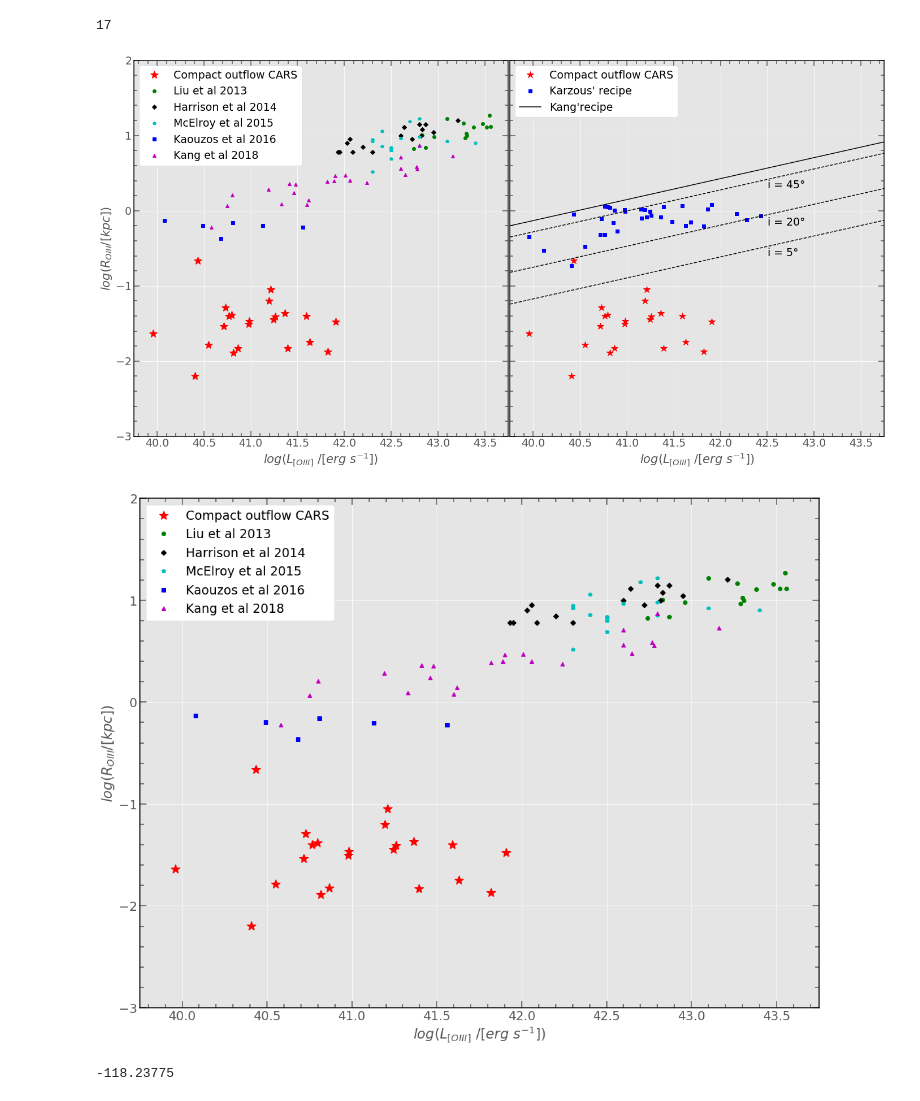
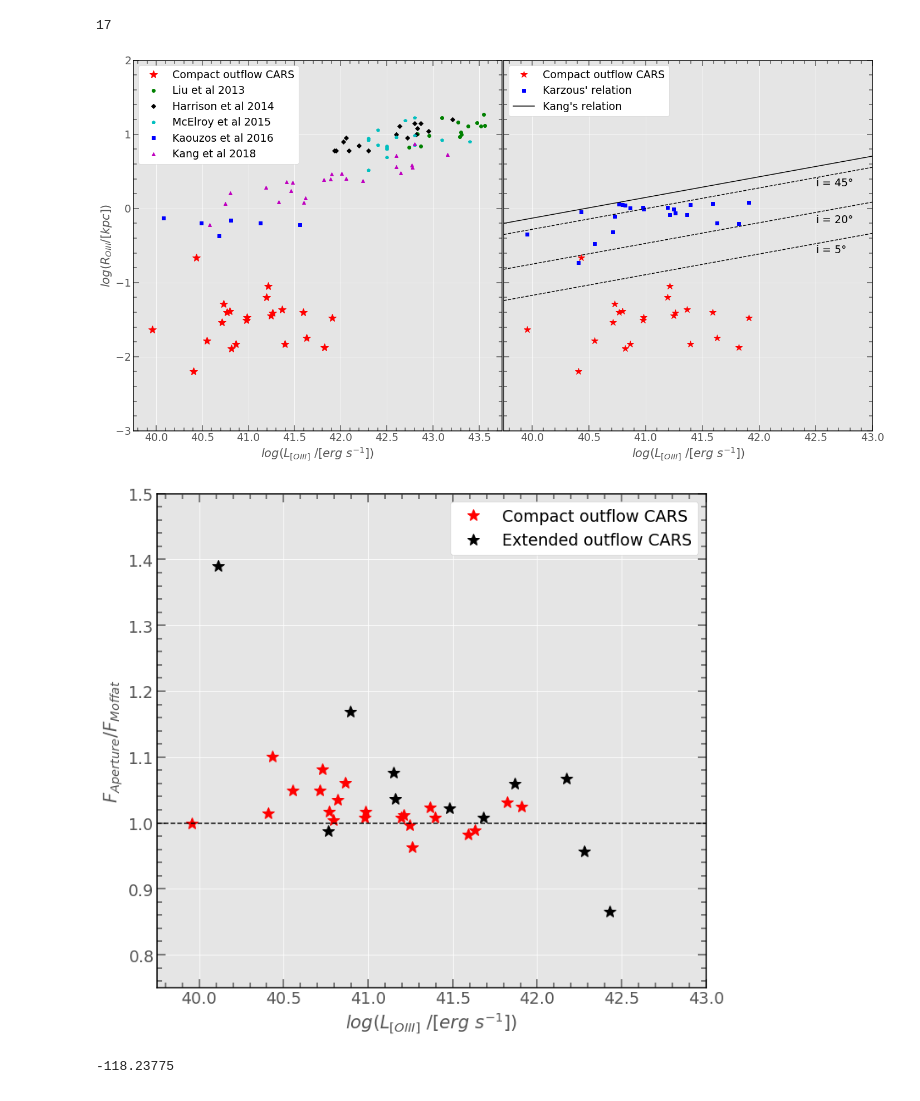
Before and after one commit to astrmainak/mainaksingha1, a Jupyter notebook: Result Plots Paper 1.ipynb, the cells around one changed output. Drawn from its saved outputs; the diff is of its cells as text; code cells hidden in the pictures.

```diff
--- a/Result Plots Paper 1.ipynb
+++ b/Result Plots Paper 1.ipynb
@@ -199,6 +199,24 @@ extended_log_Hb_CARS = extended_sources['log_Hb_lum']
 hdu.close()
 print(compact_offset_wing_mainak_err)
 compact_offset_wing_mainak
+
+hdu = fits.open('/home/rickeythecat/Downloads/Outflow_paper1/MUSE/Big Tables/3 arcsec psf [OIII] br flux density.fits')
+data = hdu[1].data
+compactness = data['compact']
+print (compactness)
+compact_sources = data[compactness==1]
+extended_sources = data[compactness==0]
+
+compact_wing_flux_data = compact_sources['flux_wing_data']
+extended_wing_flux_data = extended_sources['flux_wing_data']
+
+compact_wing_flux_model = compact_sources['flux_wing_model']
+extended_wing_flux_model = extended_sources['flux_wing_model']
+
+compact_flux_wing_ratio = compact_wing_flux_data/compact_wing_flux_model
+extended_flux_wing_ratio = extended_wing_flux_data/extended_wing_flux_model
+
+hdu.close()
 # %% [output]
 [0. 1. 1. 0. 1. 0. 0. 1. 1. 0. 1. 1. 0. 0. 1. 0. 1. 1. 1. 1. 0. 1. 1. 1.
  1. 0. 1. 0. 1. 1. 1. 1. 1. 0.]
@@ -297,8 +312,8 @@ ax1.set_xlim(39.75,43.75)
 ax2.plot(compact_log_L_OIII_CARS,d,'r*',ms=12,label='Compact outflow CARS')
 #ax1.plot(log_L_OIII_liu,l,'go',label='Liu et al 2013')
 #ax1.plot(log_L_OIII_harrison,j,'kD',label='Harrison et al 2014')
-ax2.plot(log_L_OIII_CARS,f,'bs',label="Karzous' recipe")
-ax2.plot(log_L_OIII,b,'k-',label="Kang'recipe")
+ax2.plot(compact_log_L_OIII_CARS,f,'bs',label="Karzous' relation")
+ax2.plot(log_L_OIII,b,'k-',label="Kang's relation")
 ax2.plot(log_L_OIII,b1,'k--')#,label='Kang et al 2018 5 degree inclination')
 ax2.plot(log_L_OIII,b2,'k--')#,label='Kang et al 2018 30 degree inclination')
 ax2.plot(log_L_OIII,b3,'k--')#,label='Kang et al 2018 45 degree inclination')
@@ -312,49 +327,36 @@ ax2.tick_params(axis='both',which='minor',direction='in',width=1.5,bottom=True,l
 ax2.minorticks_on()
 ax2.legend(facecolor='white', framealpha=1, fontsize=19, loc='upper left')
 ax2.set_ylim(-3,2)
-ax2.set_xlim(39.75,43.75)
+ax2.set_xlim(39.75,43.0)
 
 fig.savefig('/home/rickeythecat/Downloads/Outflow_paper1/outflow_size.png',overwrite=True)
 # %% [output]
-[figure, old version]
+[figure, new version]
 # %%
 plt.rcParams['axes.linewidth'] = 1.5
 plt.rcParams['axes.edgecolor'] = 'k'
-fig = plt.figure(figsize=(16,12))
+fig = plt.figure(figsize=(10,9))
 
 ax1 = fig.add_axes([0.06, 0.07, 0.9, 0.9]) # main axes
 
-
-ax1.plot(compact_log_L_OIII_CARS,d,'r*',ms=15,label='Compact outflow CARS')
-ax1.plot(log_L_OIII_liu,l,'go',label='Liu et al 2013')
-ax1.plot(log_L_OIII_harrison,j,'kD',label='Harrison et al 2014')
-ax1.plot(log_L_OIII_mcelroy_raw,r,'cp',label='McElroy et al 2015')
-ax1.plot(log_L_OIII_karouzos_raw,p,'bs',label='Kaouzos et al 2016')
-ax1.plot(log_L_OIII_kang_raw,n,'m^',label='Kang et al 2018')
-
-#ax1.plot(log_L_OIII,b,'k-',label='Kang et al 2018')
-#ax1.plot(log_L_OIII,b1,'k--')#,label='Kang et al 2018 5 degree inclination')
-#ax1.plot(log_L_OIII,b2,'k--')#,label='Kang et al 2018 30 degree inclination')
-#ax1.plot(log_L_OIII,b3,'k--')#,label='Kang et al 2018 45 degree inclination')
-#ax1.annotate(r'i = $45\degree$',xy=(42.5,0.26),xytext=(42.5,0.3),fontsize=19)
-#ax1.annotate(r'i = $20\degree$',xy=(42.5,-0.26),xytext=(42.5,-0.2),fontsize=19)
-#ax1.annotate(r'i = $5\degree$',xy=(42.5,-0.66),xytext=(42.5,-0.6),fontsize=19)
-
-ax1.set_xlabel('$log(L_{[OIII]}\  /[erg\ s^{-1}]$)',fontsize=21)
-ax1.set_ylabel(r'$log(R_{OIII}/[kpc])$', fontsize=21)
+ax1.plot(compact_log_L_OIII_CARS,compact_flux_wing_ratio,'r*',ms=15,label='Compact outflow CARS')
+ax1.plot(extended_log_L_OIII_CARS,extended_flux_wing_ratio,'k*',ms=15,label='Extended outflow CARS')
+ax1.axhline(y=1.0,color='k',linestyle='--')
+ax1.set_xlabel(r'$log(L_{[OIII]}\  /[erg\ s^{-1}]$)',fontsize=21)
+ax1.set_ylabel(r'$F_{Aperture}$/$F_{Moffat}$', fontsize=21)
 
 ax1.tick_params(axis='both',which='both',direction='in',width=1.5,labelsize=19)
 ax1.tick_params(axis='both',which='major',direction='in',width=1.5,bottom=True,left=True,right=True,top=True,length=10)
 ax1.tick_params(axis='both',which='minor',direction='in',width=1.5,bottom=True,left=True,right=True,top=True,length=6)
 ax1.minorticks_on()
-ax1.legend(facecolor='white', framealpha=1, fontsize=19, loc='upper left')
+ax1.legend(facecolor='white', framealpha=1, fontsize=19, loc='upper right')
 
-ax1.set_ylim(-3,2)
-ax1.set_xlim(39.75,43.75)
+ax1.set_ylim(0.75,1.5)
+ax1.set_xlim(39.75,43.0)
 
-fig.savefig('/home/rickeythecat/Downloads/Outflow_paper1/outflow_size_comaprison.png',overwrite=True)
+fig.savefig('/home/rickeythecat/Downloads/Outflow_paper1/flux_comaprison.png',overwrite=True)
 # %% [output]
-[figure, old version]
+[figure, new version]
 # %%
 hdu = fits.open('/home/rickeythecat/Downloads/Outflow_paper1/ALPAKA_v1.fits')
 data = hdu[1].data
```
Also changed, not shown: parts of 8 cells of this notebook, 1 other file.
